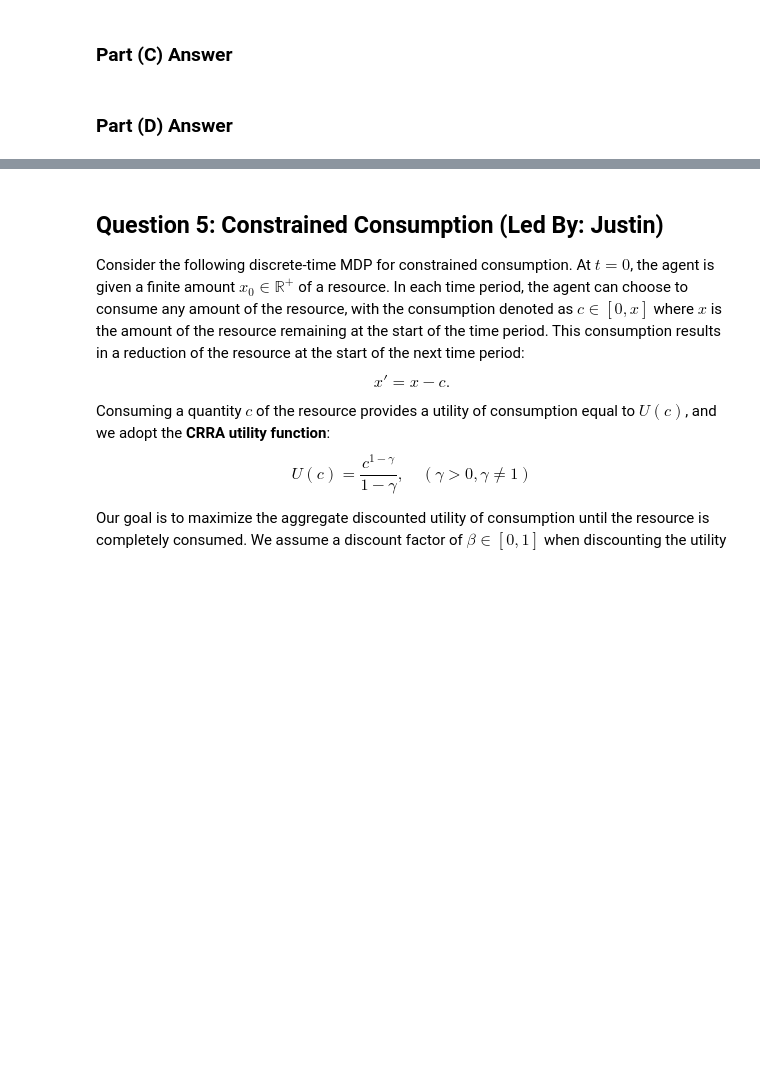
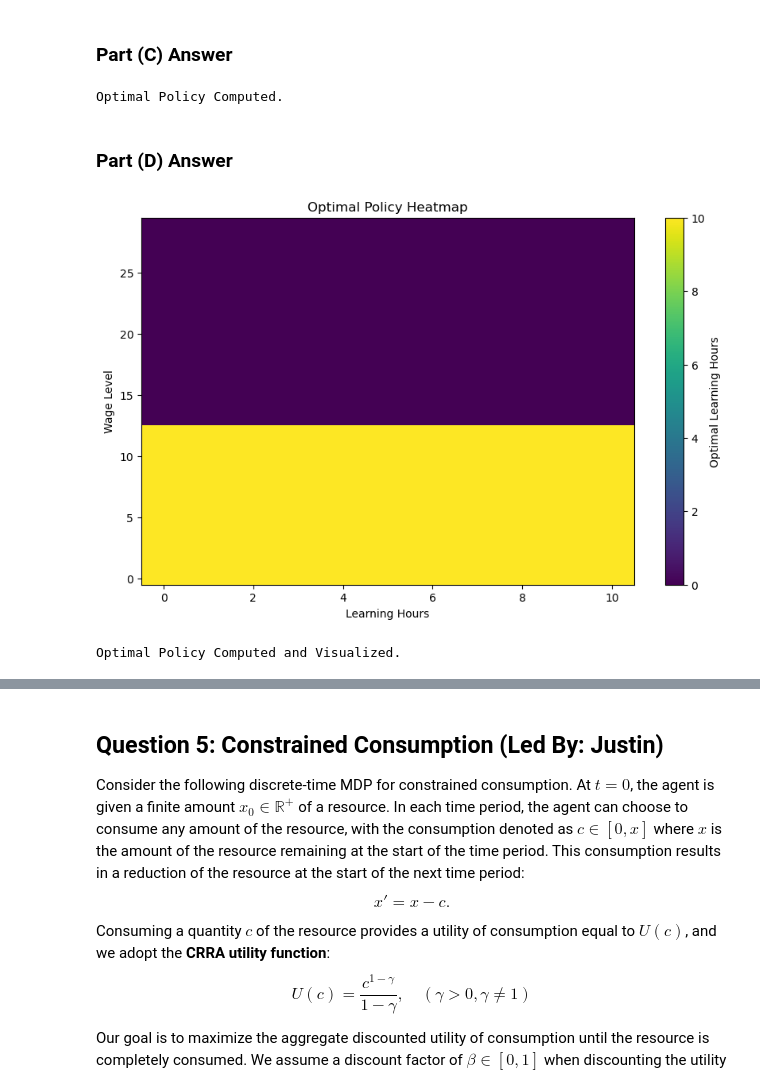
Before and after one commit to fatday/CME241_RLFinance, a Jupyter notebook: A3/assignment3.ipynb, the cells around one changed output, grey strips where cells are left out. Cells and saved outputs as stored; diff of their text form; code cells hidden in the pictures; blank space fills up the shorter version.

```diff
--- a/A3/assignment3.ipynb
+++ b/A3/assignment3.ipynb
@@ -351,2 +468,37 @@ Provide an intuitive explanation for this optimal policy.
+# %%
+# fill in with Python code
+def value_iteration(mdp, gamma=0.95, theta=1e-6):
+    V = {state: 0 for state in states}
+    policy = {state: actions[0] for state in states}
+
+    while True:
+        delta = 0
+        for state in states:
+            v = V[state]
+            best_action = None
+            best_value = float('-inf')
+
+            for action in actions:
+                expected_value = sum(prob * (reward(state[0], action[0], action[1]) + gamma * V[next_state])
+                                     for next_state, prob in mdp[state].get(action, {}).items())
+
+                if expected_value > best_value:
+                    best_value = expected_value
+                    best_action = action
+
+            V[state] = best_value
+            policy[state] = best_action
+            delta = max(delta, abs(v - best_value))
+
+        if delta < theta:
+            break
+
+    return policy, V
+
+optimal_policy, optimal_values = value_iteration(mdp, gamma)
+
+print("Optimal Policy Computed.")
+# %% [output]
+Optimal Policy Computed.
 # %% [markdown]
 ### Part (D) Answer
@@ -355 +505,22 @@ Provide an intuitive explanation for this optimal policy.
+# %%
+def plot_optimal_policy(policy):
+    policy_matrix = np.zeros((W, H+1))
+    for (w, l), (l_opt, s_opt) in policy.items():
+        policy_matrix[w-1, l] = l_opt  # Store the optimal learning action
+
+    plt.figure(figsize=(10, 6))
+    plt.imshow(policy_matrix, cmap="viridis", aspect="auto", origin="lower")
+    plt.colorbar(label="Optimal Learning Hours")
+    plt.xlabel("Learning Hours")
+    plt.ylabel("Wage Level")
+    plt.title("Optimal Policy Heatmap")
+    plt.show()
+
+plot_optimal_policy(optimal_policy)
+
+# Display results
+print("Optimal Policy Computed and Visualized.")
+# %% [output]
+[figure, added]
+Optimal Policy Computed and Visualized.
 # %% [markdown]
```
Also changed, not shown: parts of 19 cells of this notebook.
